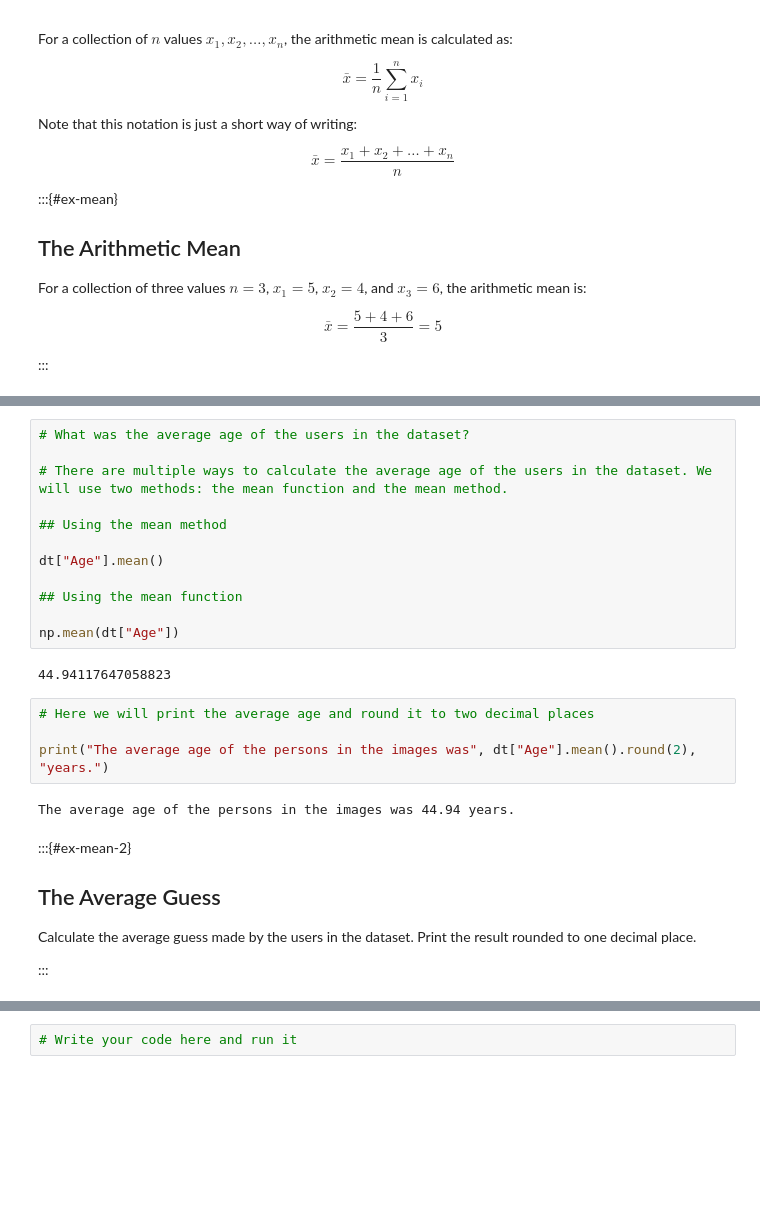
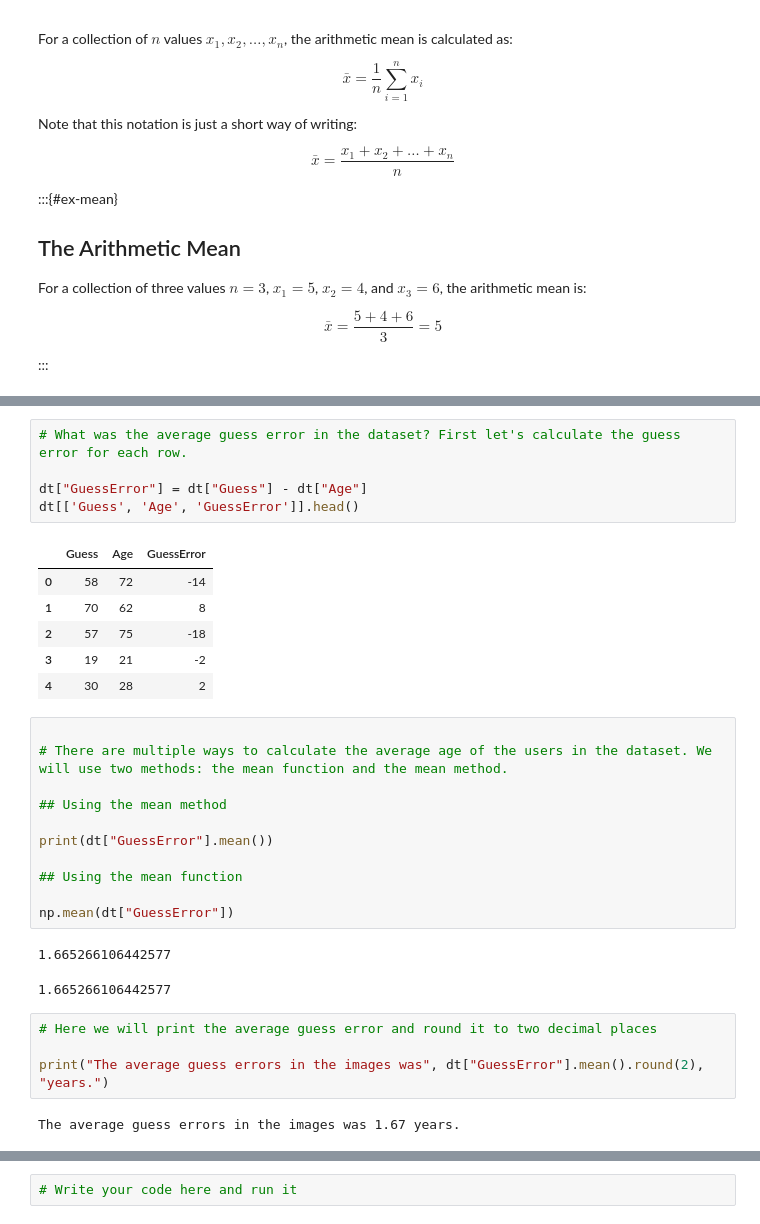
Before and after one commit to febse/stat2024, a Jupyter notebook: 02-Descriptive-Statistics.ipynb, the cells around one changed output, grey strips where cells are left out. Cells and saved outputs as stored; diff of their text form; blank space fills up the shorter version.

```diff
--- a/02-Descriptive-Statistics.ipynb
+++ b/02-Descriptive-Statistics.ipynb
@@ -60,27 +76,32 @@ $$
+# %%
+# What was the average guess error in the dataset? First let's calculate the guess error for each row.
+
+dt["GuessError"] = dt["Guess"] - dt["Age"]
+dt[['Guess', 'Age', 'GuessError']].head()
+# %% [output]
+|  | Guess | Age | GuessError |
+| 0 | 58 | 72 | -14 |
+| 1 | 70 | 62 | 8 |
+| 2 | 57 | 75 | -18 |
+| 3 | 19 | 21 | -2 |
+| 4 | 30 | 28 | 2 |
 # %%
-# What was the average age of the users in the dataset?
 
 # There are multiple ways to calculate the average age of the users in the dataset. We will use two methods: the mean function and the mean method.
 
 ## Using the mean method
 
-dt["Age"].mean()
+print(dt["GuessError"].mean())
 
 ## Using the mean function
 
-np.mean(dt["Age"])
+np.mean(dt["GuessError"])
 # %% [output]
-44.94117647058823
+1.665266106442577
+1.665266106442577
 # %%
-# Here we will print the average age and round it to two decimal places
+# Here we will print the average guess error and round it to two decimal places
 
-print("The average age of the persons in the images was", dt["Age"].mean().round(2), "years.")
+print("The average guess errors in the images was", dt["GuessError"].mean().round(2), "years.")
 # %% [output]
-The average age of the persons in the images was 44.94 years.
+The average guess errors in the images was 1.67 years.
-# %% [markdown]
-:::{#ex-mean-2}
-## The Average Guess
-
-Calculate the average guess made by the users in the dataset. Print the result rounded to one decimal place.
-
-:::
```
Also changed, not shown: parts of 25 cells of this notebook, 1 other file.
